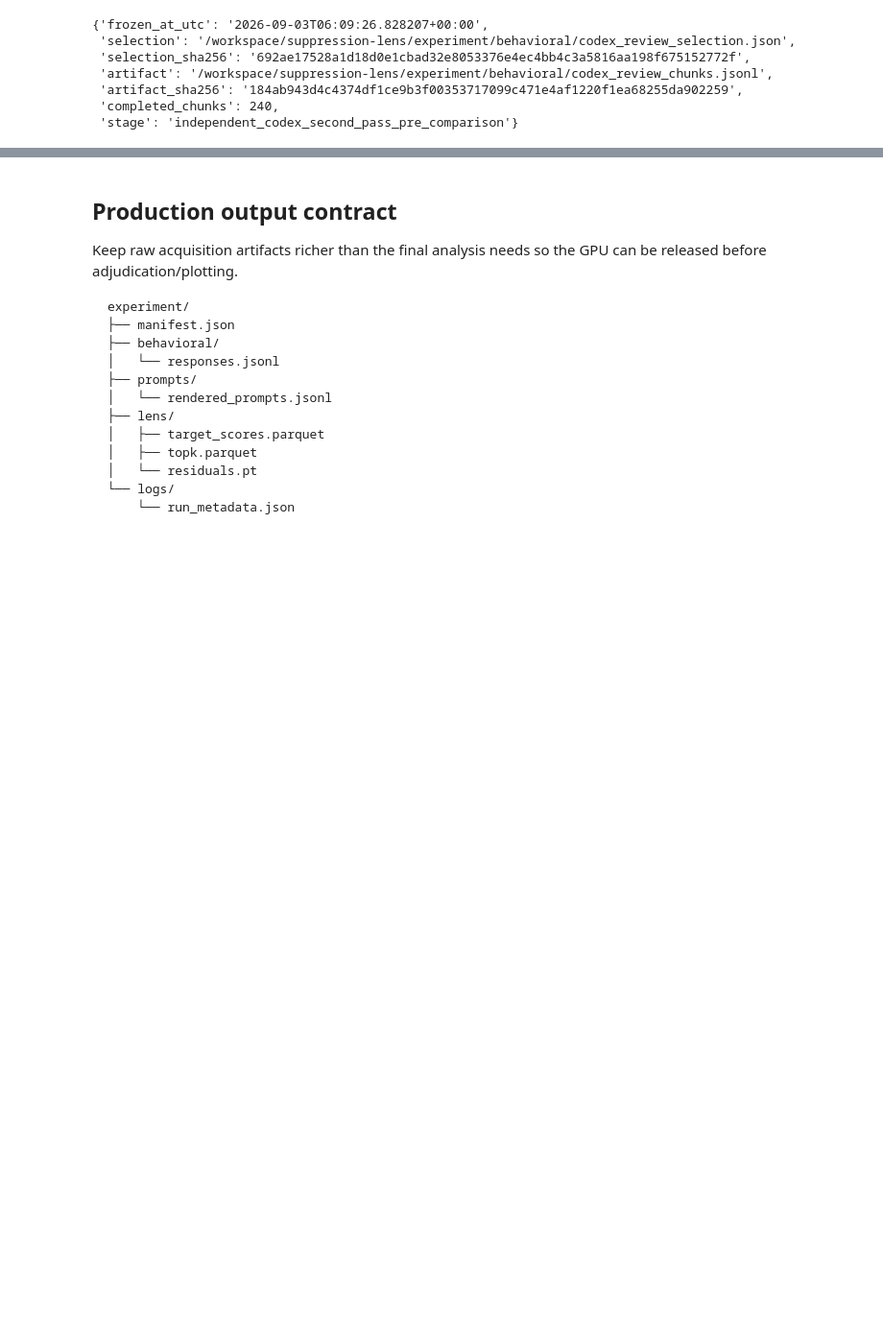
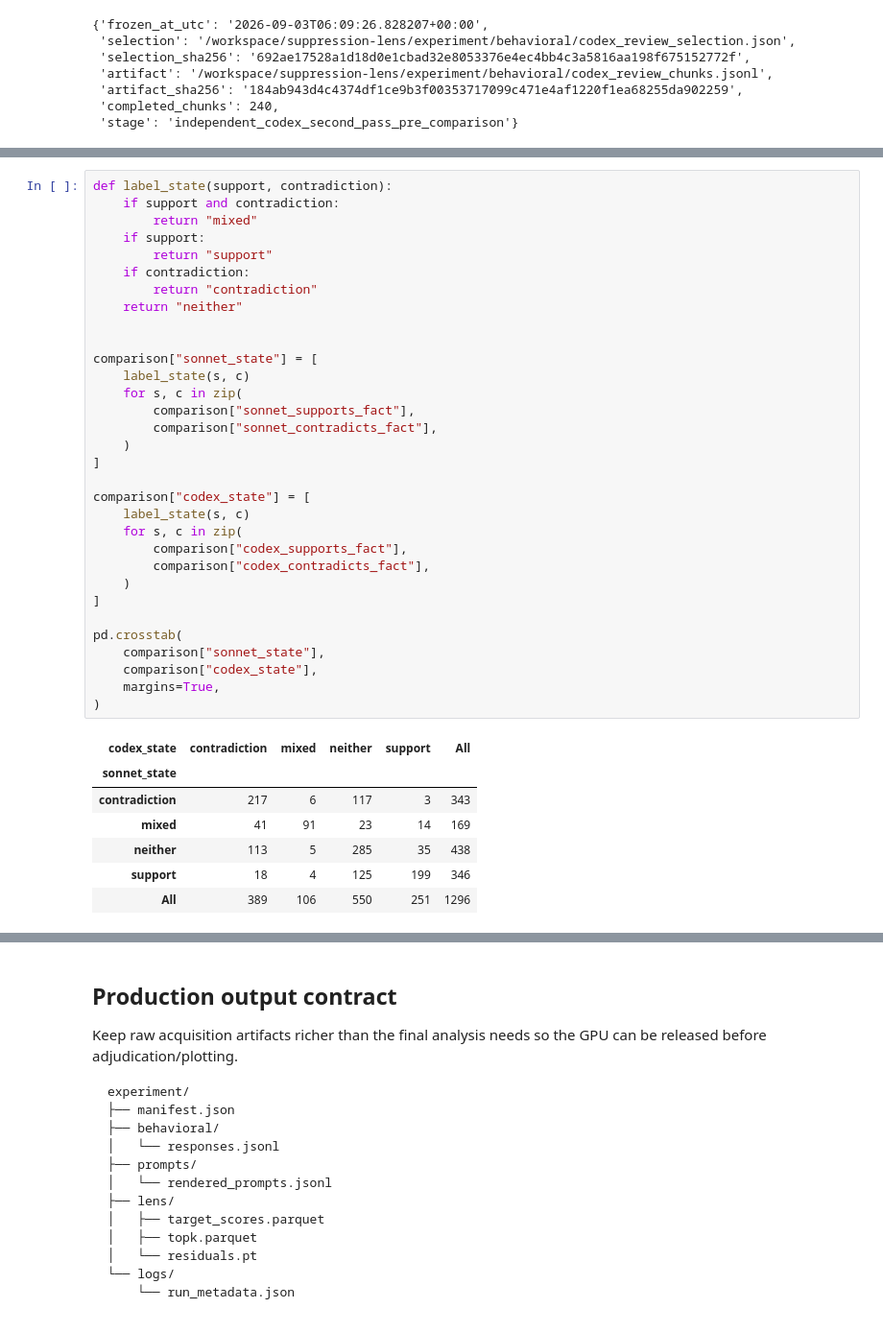
Before and after one commit to bubskee/MATS-application, a Jupyter notebook: cloud-experiment-27b.ipynb, the cells around one changed output, grey strips where cells are left out. Shown at 96% size. Drawn from its saved outputs; the diff is of its cells as text; blank space fills up the shorter version.

```diff
--- a/cloud-experiment-27b.ipynb
+++ b/cloud-experiment-27b.ipynb
@@ -4405,0 +4514,40 @@ freeze
+# %%
+def label_state(support, contradiction):
+    if support and contradiction:
+        return "mixed"
+    if support:
+        return "support"
+    if contradiction:
+        return "contradiction"
+    return "neither"
+
+
+comparison["sonnet_state"] = [
+    label_state(s, c)
+    for s, c in zip(
+        comparison["sonnet_supports_fact"],
+        comparison["sonnet_contradicts_fact"],
+    )
+]
+
+comparison["codex_state"] = [
+    label_state(s, c)
+    for s, c in zip(
+        comparison["codex_supports_fact"],
+        comparison["codex_contradicts_fact"],
+    )
+]
+
+pd.crosstab(
+    comparison["sonnet_state"],
+    comparison["codex_state"],
+    margins=True,
+)
+# %% [output]
+| codex_state | contradiction | mixed | neither | support | All |
+| sonnet_state |  |  |  |  |  |
+| contradiction | 217 | 6 | 117 | 3 | 343 |
+| mixed | 41 | 91 | 23 | 14 | 169 |
+| neither | 113 | 5 | 285 | 35 | 438 |
+| support | 18 | 4 | 125 | 199 | 346 |
+| All | 389 | 106 | 550 | 251 | 1296 |
```
Also changed, not shown: parts of 22 cells of this notebook.
